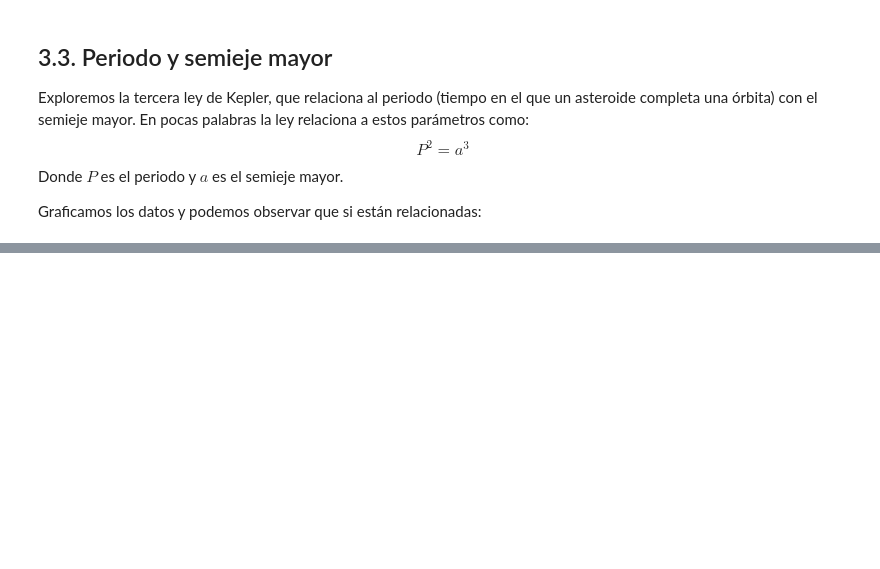
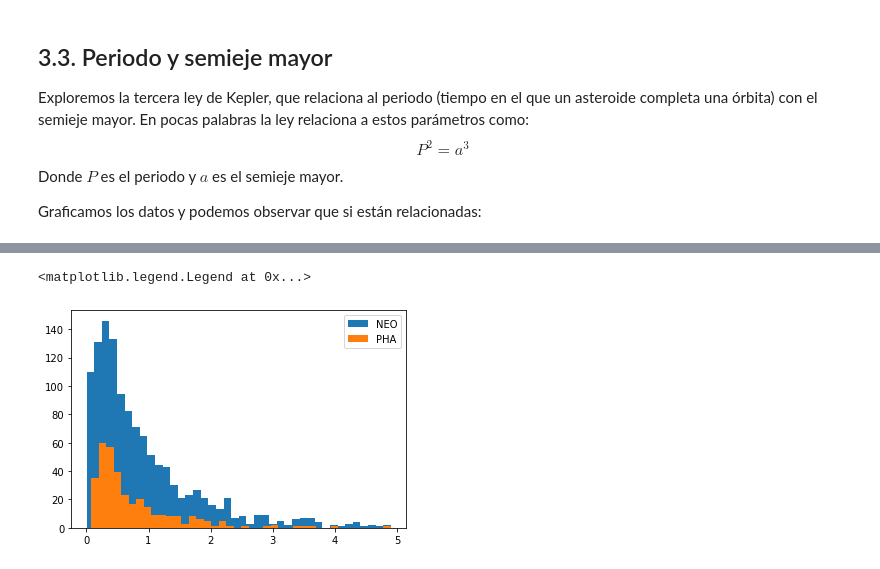
Before and after one commit to LudCano/ClaseAsteroides, a Jupyter notebook: Taller 1.ipynb, the cells around one changed output, grey strips where cells are left out. Saved outputs shown, nothing was run; the diff lists cells and outputs as text; code cells hidden in the pictures; blank space fills up the shorter version.

```diff
--- a/Taller 1.ipynb
+++ b/Taller 1.ipynb
@@ -317,0 +392,14 @@ plt.xscale("log")
+# %%
+valor = 8
+diametro_max = 5
+data4 = data[(data["a"]<valor) & (data["diameter"]<5)]
+neo = data4[data4["neo"] == "Y"]
+pha = data4[data4["pha"] == "Y"]
+plt.hist(neo["diameter"], bins = 40, label = "NEO")
+plt.hist(pha["diameter"], bins = 40, label = "PHA")
+plt.legend()
+plt.xlabel("Diámetro (km)")
+plt.ylabel("Conteo")
+# %% [output]
+<matplotlib.legend.Legend at 0x...>
+[figure, added]
```
Also changed, not shown: parts of 29 cells of this notebook.
